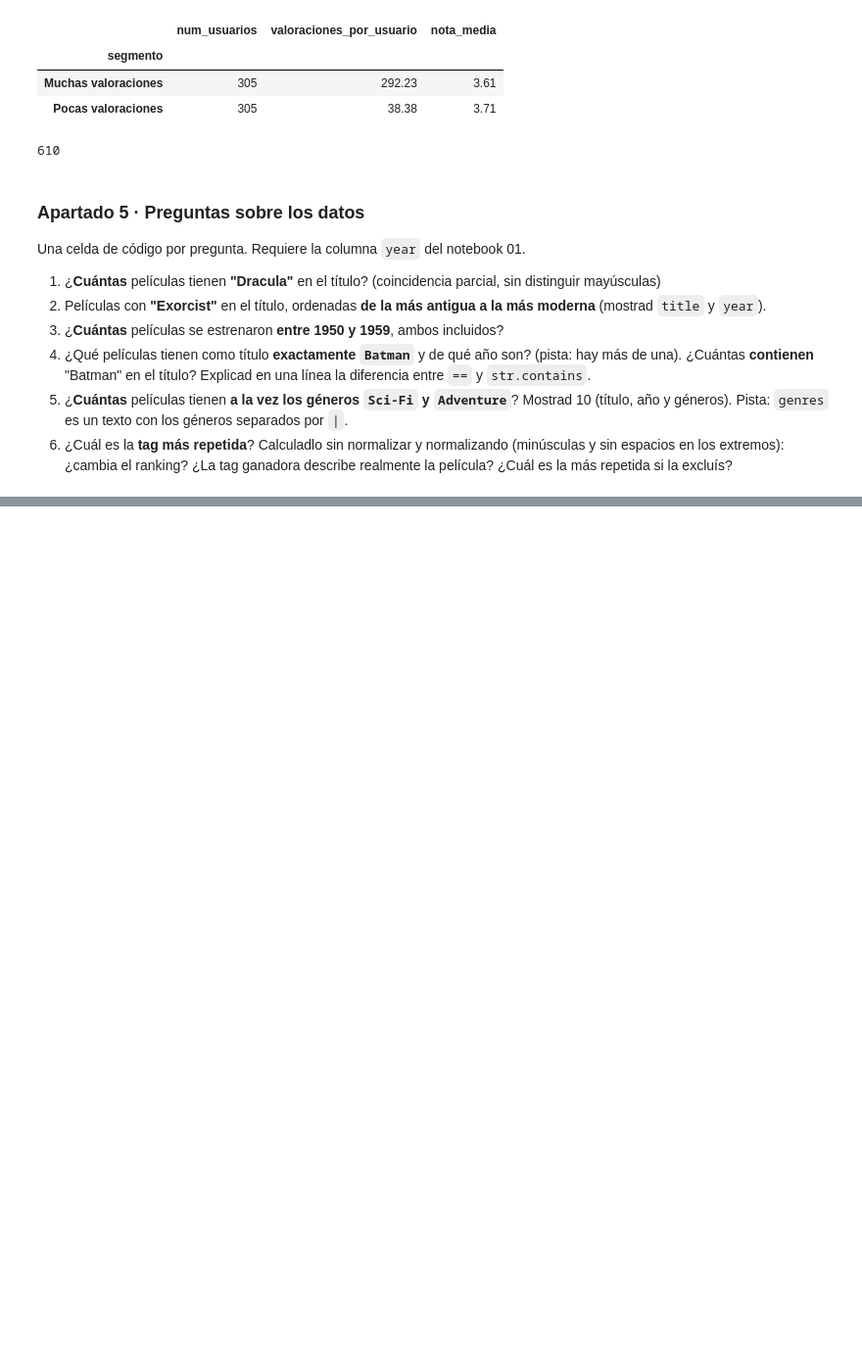
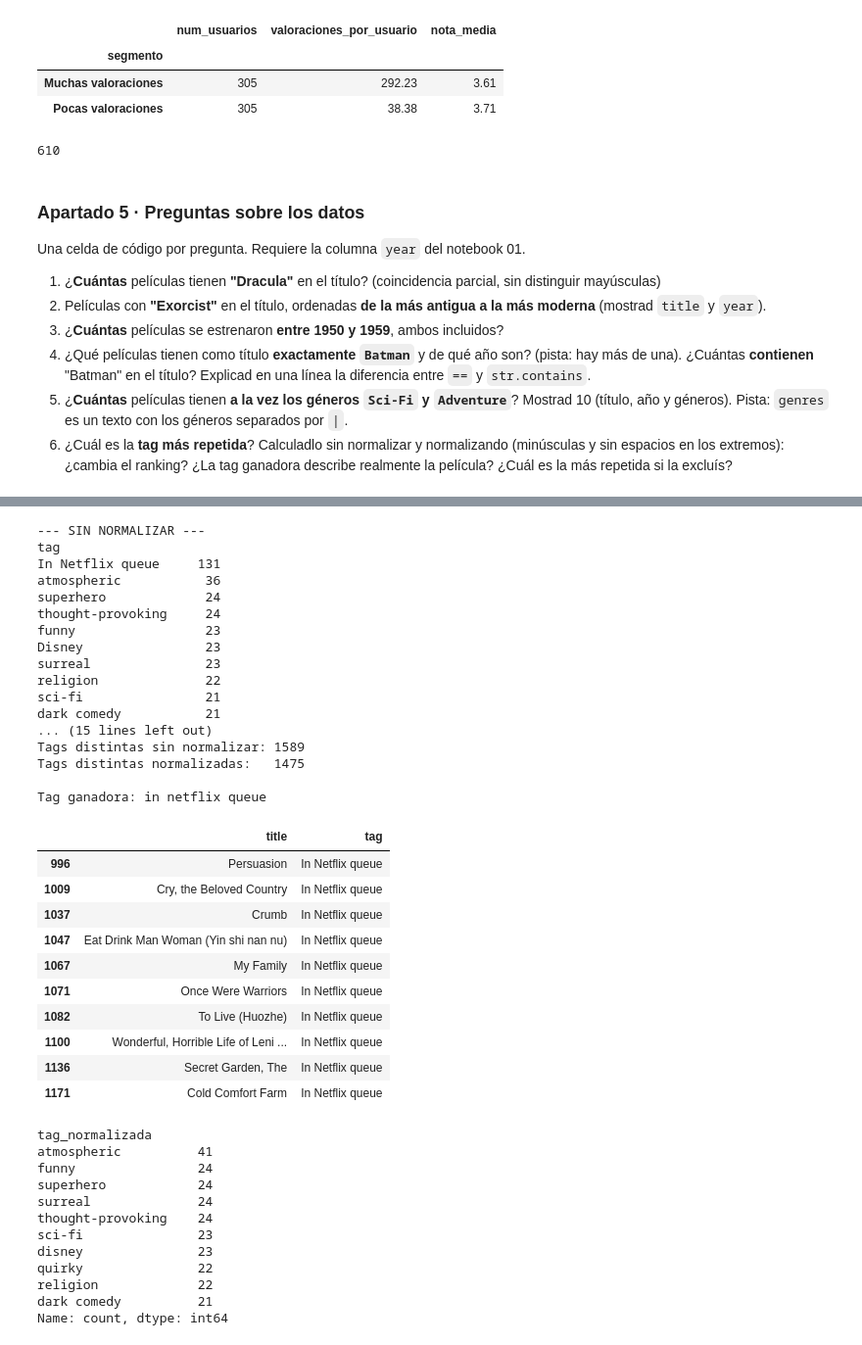
Before and after one commit to JaviRoma1984/tc-catalogo-peliculas, a Jupyter notebook: 02_analisis.ipynb, the cells around one changed output, grey strips where cells are left out. Shown at 98% size. Saved outputs shown, nothing was run; the diff lists cells and outputs as text; code cells hidden in the pictures; blank space fills up the shorter version.

```diff
--- a/02_analisis.ipynb
+++ b/02_analisis.ipynb
@@ -236,2 +294,62 @@ Una celda de código por pregunta. Requiere la columna `year` del notebook 01.
 # %%
 # --- 5.6 Tag más repetida ---
+
+ranking_original = tags["tag"].value_counts()
+print("--- SIN NORMALIZAR ---")
+print(ranking_original.head(10))
+
+tags["tag_normalizada"] = tags["tag"].str.lower().str.strip() #Normalizado (minúsculas, sin espacios delante y detrás)
+ranking_normalizado = tags["tag_normalizada"].value_counts()
+print("--- NORMALIZADO ---")
+print(ranking_normalizado.head(10))
+
+print("\nTags distintas sin normalizar:", tags["tag"].nunique())
+print("Tags distintas normalizadas:  ", tags["tag_normalizada"].nunique())
+
+ganadora = ranking_normalizado.index[0]
+print("\nTag ganadora:", ganadora)
+display(tags_movies[tags_movies["tag"].str.lower().str.strip() == ganadora][["title", "tag"]].head(10))
+
+sin_ganadora = tags[tags["tag_normalizada"] != ganadora]
+display(sin_ganadora["tag_normalizada"].value_counts().head(10))
+# %% [output]
+--- SIN NORMALIZAR ---
+tag
+In Netflix queue     131
+atmospheric           36
+superhero             24
+thought-provoking     24
+funny                 23
+Disney                23
+surreal               23
+religion              22
+sci-fi                21
+dark comedy           21
+... (15 lines left out)
+Tags distintas sin normalizar: 1589
+Tags distintas normalizadas:   1475
+
+Tag ganadora: in netflix queue
+|  | title | tag |
+| 996 | Persuasion | In Netflix queue |
+| 1009 | Cry, the Beloved Country | In Netflix queue |
+| 1037 | Crumb | In Netflix queue |
+| 1047 | Eat Drink Man Woman (Yin shi nan nu) | In Netflix queue |
+| 1067 | My Family | In Netflix queue |
+| 1071 | Once Were Warriors | In Netflix queue |
+| 1082 | To Live (Huozhe) | In Netflix queue |
+| 1100 | Wonderful, Horrible Life of Leni ... | In Netflix queue |
+| 1136 | Secret Garden, The | In Netflix queue |
+| 1171 | Cold Comfort Farm | In Netflix queue |
+tag_normalizada
+atmospheric          41
+funny                24
+superhero            24
+surreal              24
+thought-provoking    24
+sci-fi               23
+disney               23
+quirky               22
+religion             22
+dark comedy          21
+Name: count, dtype: int64
```
Also changed, not shown: parts of 5 cells of this notebook.
